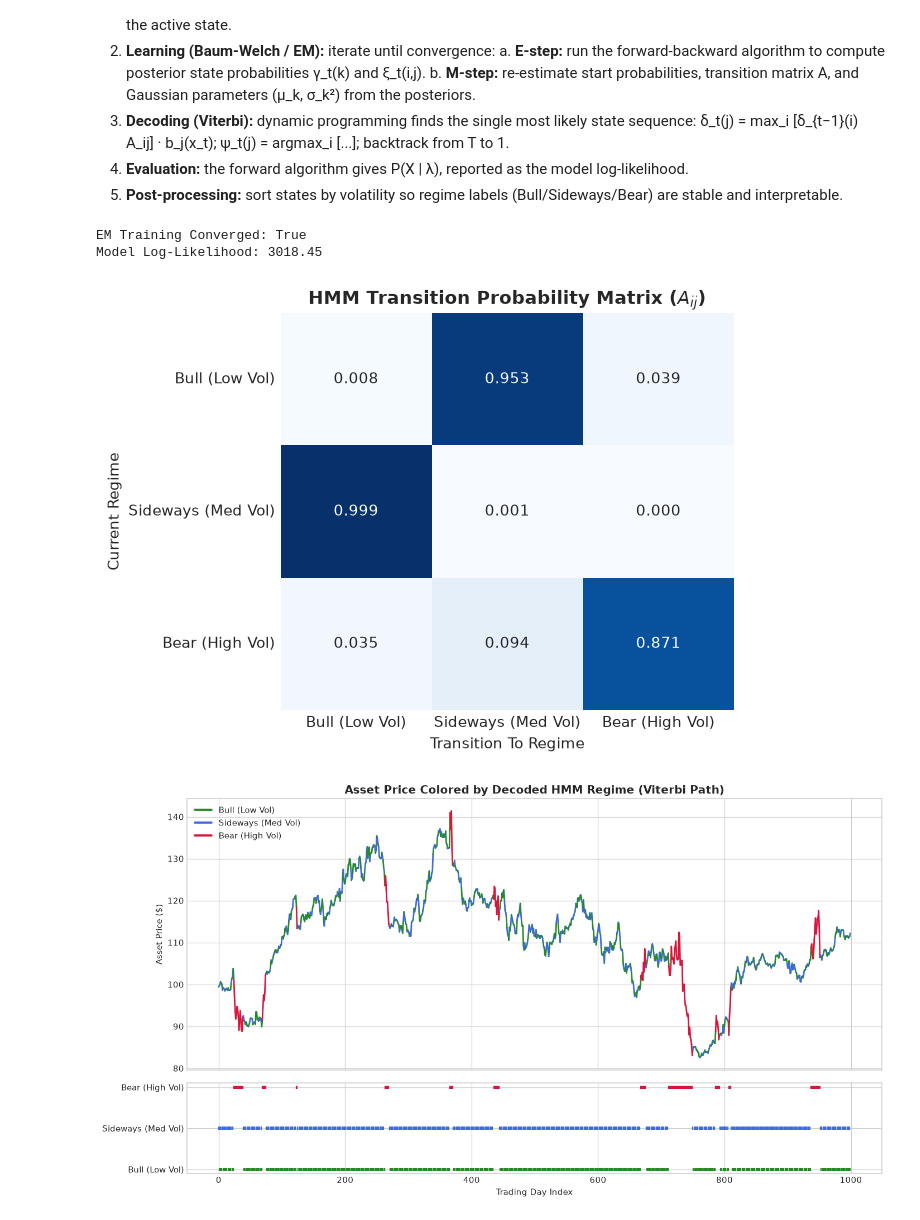
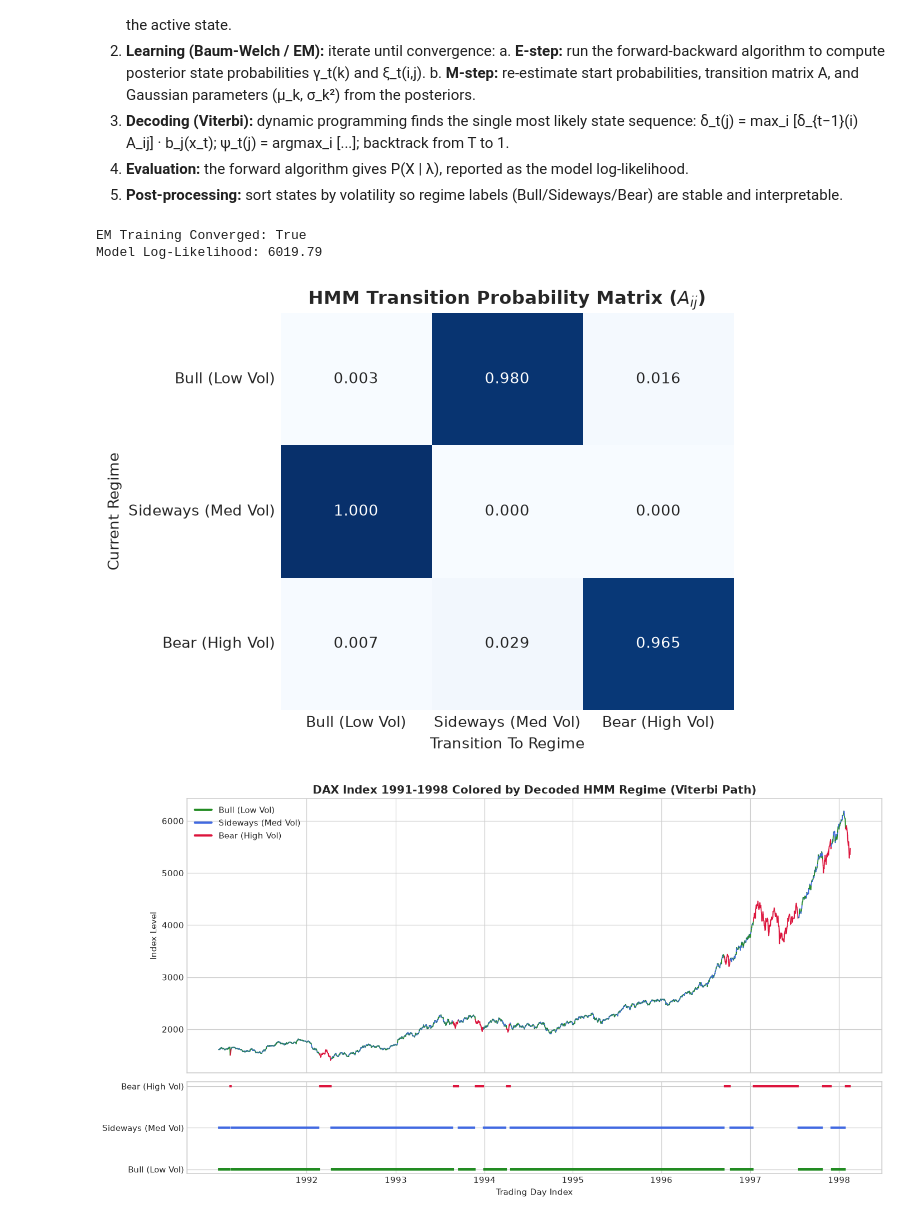
Before and after one commit to Atik203/ML-Algorithms, a Jupyter notebook: notebooks/08_hidden_markov_model.ipynb, the cells around one changed output. Saved outputs shown, nothing was run; the diff lists cells and outputs as text; code cells hidden in the pictures.

```diff
--- a/notebooks/08_hidden_markov_model.ipynb
+++ b/notebooks/08_hidden_markov_model.ipynb
@@ -18,11 +18,12 @@ plt.rcParams['figure.figsize'] = (10, 6)
 plt.rcParams['figure.dpi'] = 110
 np.random.seed(42)
 
-# ---- Load the market returns dataset ----
-df_market = pd.read_csv('../data/market_regimes.csv')
-print(f"Trading days: {len(df_market)}")
-print(df_market.head(3))
+# ---- Load the real DAX stock index (daily closes 1991-1998) ----
+df_market = pd.read_csv('../data/stock_index.csv')
+dates = pd.to_datetime(df_market['Date'])
+print(f"Trading days: {len(df_market)} | {dates.iloc[0].date()} to {dates.iloc[-1].date()}")
+print(df_market.head(3).to_string(index=False))
 
-returns = df_market['Daily_Return'].values.reshape(-1, 1)  # HMM observations
-prices = df_market['Close'].values                          # only for visualization
+returns = df_market['Daily_Return'].values.reshape(-1, 1)   # HMM observations
+prices = df_market['Close'].values                          # only used for visualization
 # %% [output]
@@ -80,41 +81,46 @@ for i in range(n_components):
 regime_names = ["Bull (Low Vol)", "Sideways (Med Vol)", "Bear (High Vol)"]
 # %% [output]
 EM Training Converged: True
-Model Log-Likelihood: 3018.45
+Model Log-Likelihood: 6019.79
 # %%
 # ---- Transition probability matrix ----
 fig, ax = plt.subplots(figsize=(6, 4.5))
 sns.heatmap(sorted_transmat, annot=True, fmt='.3f', cmap='Blues', ax=ax,
             xticklabels=regime_names, yticklabels=regime_names, cbar=False)
 ax.set_title("HMM Transition Probability Matrix ($A_{ij}$)", fontweight='bold')
 ax.set_xlabel("Transition To Regime")
 ax.set_ylabel("Current Regime")
 plt.tight_layout()
 plt.show()
 
 # ---- Viterbi-decoded regimes over the price series ----
 colors = ['forestgreen', 'royalblue', 'crimson']
+x = np.arange(len(prices))
 
 fig, (ax1, ax2) = plt.subplots(2, 1, figsize=(13, 7), sharex=True, gridspec_kw={'height_ratios': [3, 1]})
 
 # Top: color every consecutive price segment by its decoded regime
 for i in range(len(prices) - 1):
-    ax1.plot([i, i + 1], [prices[i], prices[i + 1]], color=colors[sorted_hidden_states[i]], lw=1.8)
+    ax1.plot([x[i], x[i + 1]], [prices[i], prices[i + 1]], color=colors[sorted_hidden_states[i]], lw=1.2)
 for i, name in enumerate(regime_names):
     ax1.plot([], [], color=colors[i], label=name, lw=2.5)
-ax1.set_title("Asset Price Colored by Decoded HMM Regime (Viterbi Path)", fontsize=13, fontweight='bold')
-ax1.set_ylabel("Asset Price ($)")
+ax1.set_title("DAX Index 1991-1998 Colored by Decoded HMM Regime (Viterbi Path)", fontsize=13, fontweight='bold')
+ax1.set_ylabel("Index Level")
 ax1.legend(loc='upper left')
 
-# Bottom: the raw sequence of decoded states over time
-ax2.scatter(range(len(sorted_hidden_states)), sorted_hidden_states,
-            c=[colors[s] for s in sorted_hidden_states], s=15, marker='|')
+# Bottom: raw sequence of decoded states over time
+ax2.scatter(x, sorted_hidden_states, c=[colors[s] for s in sorted_hidden_states], s=8, marker='|')
 ax2.set_yticks(range(n_components))
 ax2.set_yticklabels(regime_names)
 ax2.set_xlabel("Trading Day Index")
 
+# Label the x-axis with years (real dates)
+year_pos = np.where(dates.dt.year.diff().fillna(0).values != 0)[0]
+ax2.set_xticks(year_pos)
+ax2.set_xticklabels(dates.dt.year.iloc[year_pos].astype(str))
+
 plt.tight_layout()
 plt.show()
 # %% [output]
 [figure]
-[figure, old version]
+[figure, new version]
```
Also changed, not shown: parts of 2 cells of this notebook, 22 other files.
